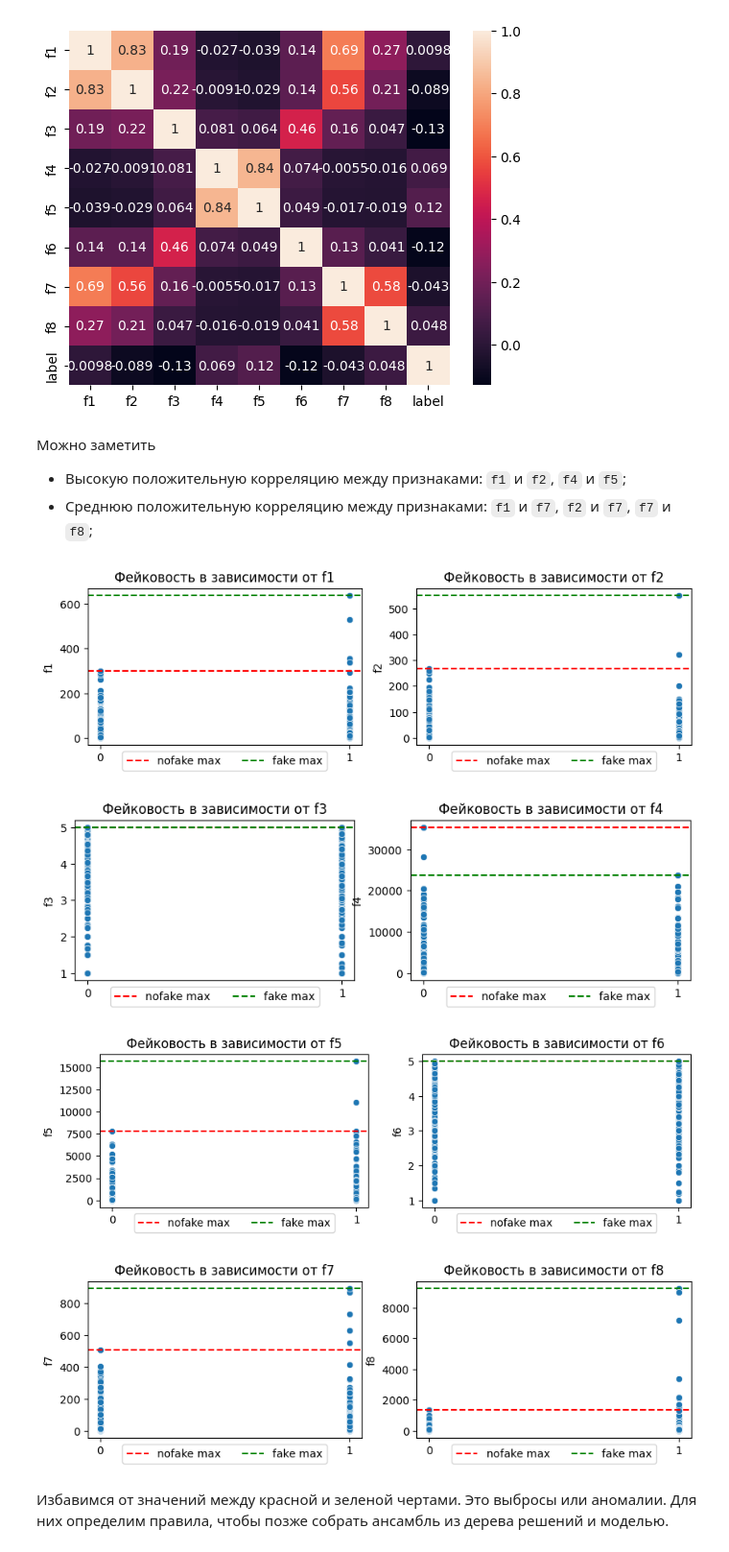
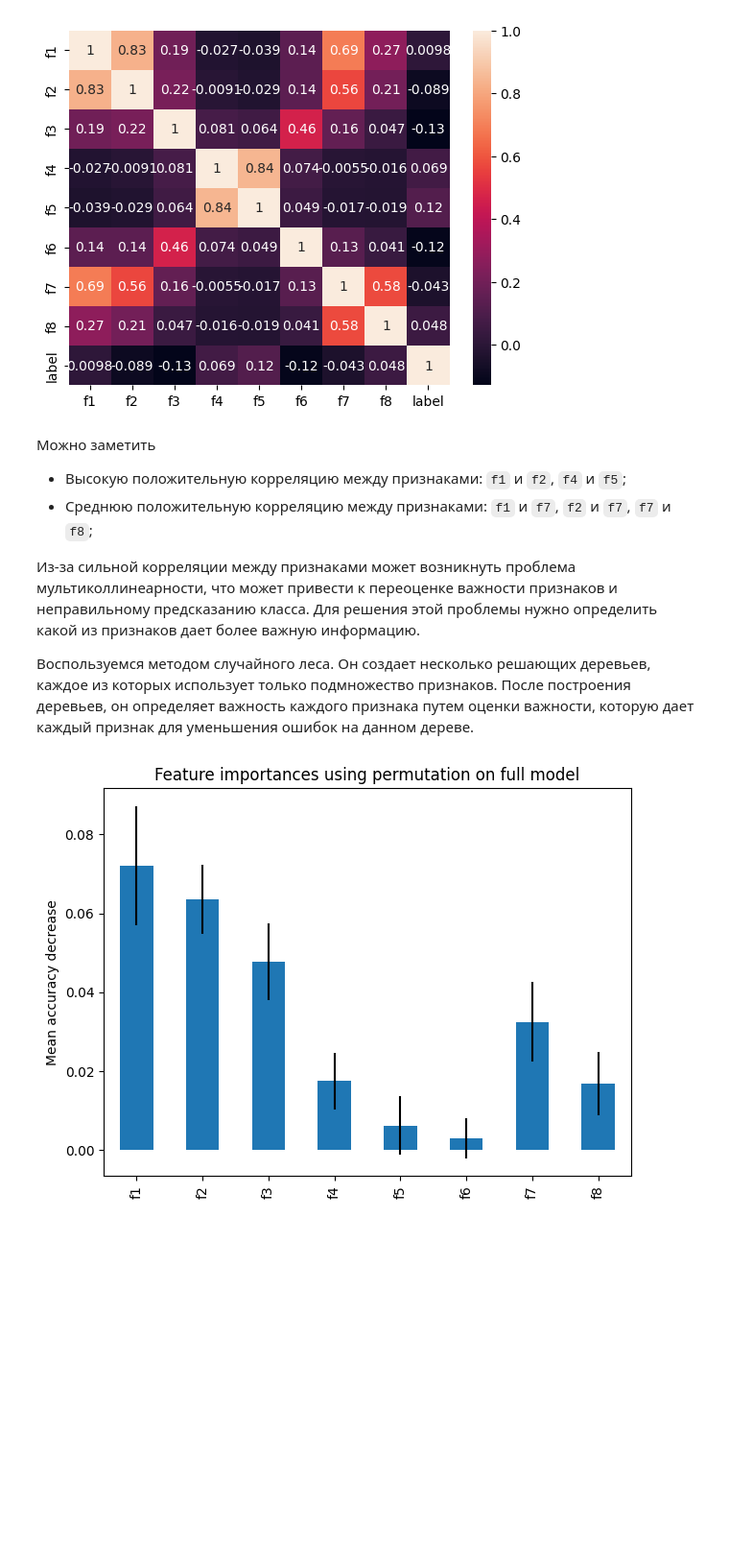
Before and after one commit to wyluilipe/wb_fakerecalls, a Jupyter notebook: mltask.ipynb, the cells around one changed output. Shown at 96% size. Saved outputs shown, nothing was run; the diff lists cells and outputs as text; code cells hidden in the pictures; blank space fills up the shorter version.

```diff
--- a/mltask.ipynb
+++ b/mltask.ipynb
@@ -121,3 +127,7 @@ sns.heatmap(corr, annot=True);
 Можно заметить
  * Высокую положительную корреляцию между признаками: `f1` и `f2`, `f4` и `f5`;
  * Среднюю положительную корреляцию между признаками: `f1` и `f7`, `f2` и `f7`, `f7` и `f8`;
+
+Из-за сильной корреляции между признаками может возникнуть проблема мультиколлинеарности, что может привести к переоценке важности признаков и неправильному предсказанию класса. Для решения этой проблемы нужно определить какой из признаков дает более важную информацию.
+
+Воспользуемся методом случайного леса. Он создает несколько решающих деревьев, каждое из которых использует только подмножество признаков. После построения деревьев, он определяет важность каждого признака путем оценки важности, которую дает каждый признак для уменьшения ошибок на данном дереве.
@@ -127,30 +134,23 @@ df = df.drop(df[df['f7'] > 900].index)
-# %%
-for i in range(1, 9, 2):
-    plt.figure(figsize=(10, 12))
-
-    plt.subplot(4, 2, i)
-    plt.title(f'Фейковость в зависимости от f{i}')
-    sns.scatterplot(y=df[f'f{i}'], x=df['label'])
-    plt.axhline(y=df[df['label'] == 0][f'f{i}'].max(), color='red', linestyle='--', label='nofake max')
-    plt.axhline(y=df[df['label'] == 1][f'f{i}'].max(), color='green', linestyle='--', label='fake max')
-    plt.xticks([0, 1])
-    plt.xlabel(None)
-    plt.legend(loc='lower center', bbox_to_anchor=(0.5, -0.2), ncol=2)
-
-    plt.subplot(4, 2, i+1)
-    plt.title(f'Фейковость в зависимости от f{i+1}')
-    sns.scatterplot(y=df[f'f{i+1}'], x=df['label'])
-    plt.axhline(y=df[df['label'] == 0][f'f{i+1}'].max(), color='red', linestyle='--', label='nofake max')
-    plt.axhline(y=df[df['label'] == 1][f'f{i+1}'].max(), color='green', linestyle='--', label='fake max')
-    plt.xticks([0, 1])
-    plt.xlabel(None)
-    plt.legend(loc='lower center', bbox_to_anchor=(0.5, -0.2), ncol=2)
-
-    plt.show()
-# %% [output]
-[figure, removed]
-[figure, removed]
-[figure, removed]
-[figure, removed]
-# %% [markdown]
-Избавимся от значений между красной и зеленой чертами. Это выбросы или аномалии. Для них определим правила, чтобы позже собрать ансамбль из дерева решений и моделью.
+# %%
+X, y = df.iloc[:, :-1].values, df.iloc[:, -1].values
+X_train, X_test, y_train, y_test = train_test_split(X, y, random_state=42)
+# %%
+feature_names = [f'f{i}' for i in range(1, 9)]
+
+forest = RandomForestClassifier(random_state=42)
+forest.fit(X_train, y_train)
+
+result = permutation_importance(
+    forest, X_test, y_test, n_repeats=10, random_state=42, n_jobs=2
+)
+
+forest_importances = pd.Series(result.importances_mean, index=feature_names)
+
+fig, ax = plt.subplots()
+forest_importances.plot.bar(yerr=result.importances_std, ax=ax)
+ax.set_title("Feature importances using permutation on full model")
+ax.set_ylabel("Mean accuracy decrease")
+fig.tight_layout()
+plt.show()
+# %% [output]
+[figure, added]
```
Also changed, not shown: parts of 25 cells of this notebook.
